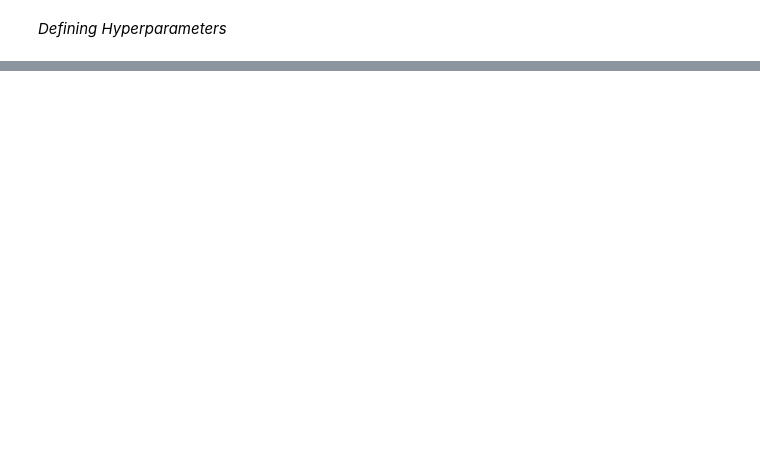
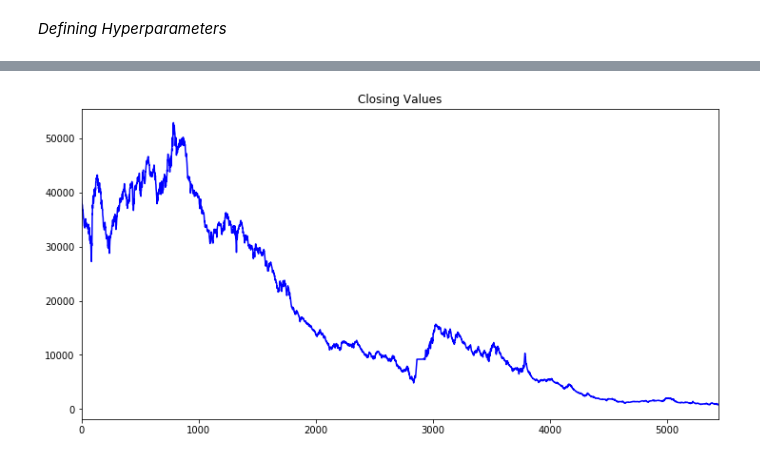
Before and after one commit to m-ali-awan/Udacity-Capstone-Project, a Jupyter notebook: Stock_Price_Prediction_Capstone.ipynb, the cells around one changed output, grey strips where cells are left out. Drawn from its saved outputs; the diff is of its cells as text; code cells hidden in the pictures; blank space fills up the shorter version.

```diff
--- a/Stock_Price_Prediction_Capstone.ipynb
+++ b/Stock_Price_Prediction_Capstone.ipynb
@@ -41,0 +69,5 @@ hyperparameters = {
+# %%
+for index in indices:
+    for column in column_names:
+        x=filter(lambda x:x.isdigit(),df[index][column])
+        print(x)
@@ -41,0 +101,3 @@ hyperparameters = {
+# %%
+closing_values_df=df['Close'].copy()
+closing_values_df.head()
@@ -41,0 +115,18 @@ hyperparameters = {
+# %%
+values=[]
+for x in closing_values_df.values:
+    x=filter(lambda x:x.isdigit(),x)
+    values.append(x)
+df_values=pd.Series(values)
+#df_values=df_values.astype(int)
+#pd.to_numeric(df_values,downcast='float')
+#df_values.reindex_like(df)
+'''
+plt.figure(figsize=(12,6))
+df_values=df_values.astype(float)
+df_values.plot(title='Closing Values',color='blue')
+plt.show()
+'''
+df_values['Index']=closing_values_df.index
+#df_values.set_index(df_values['Index'],inplace=True,drop=True)
+df_values.head(-10)
@@ -41,0 +151,2 @@ hyperparameters = {
+# %%
+df_values=pd.to_numeric(df_values,downcast='float',errors='coerce')
@@ -41,0 +173,7 @@ hyperparameters = {
+# %%
+plt.figure(figsize=(12,6))
+df_values=df_values.astype(float)
+df_values.plot(title='Closing Values',color='blue')
+plt.show()
+# %% [output]
+[figure, added]
```
Also changed, not shown: parts of 19 cells of this notebook, 5 other files.
